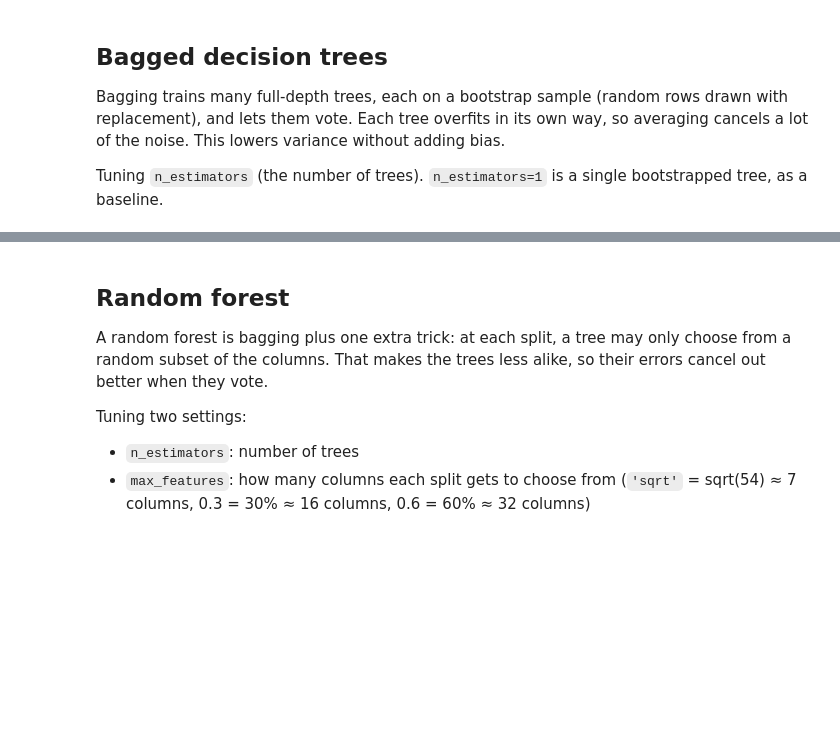
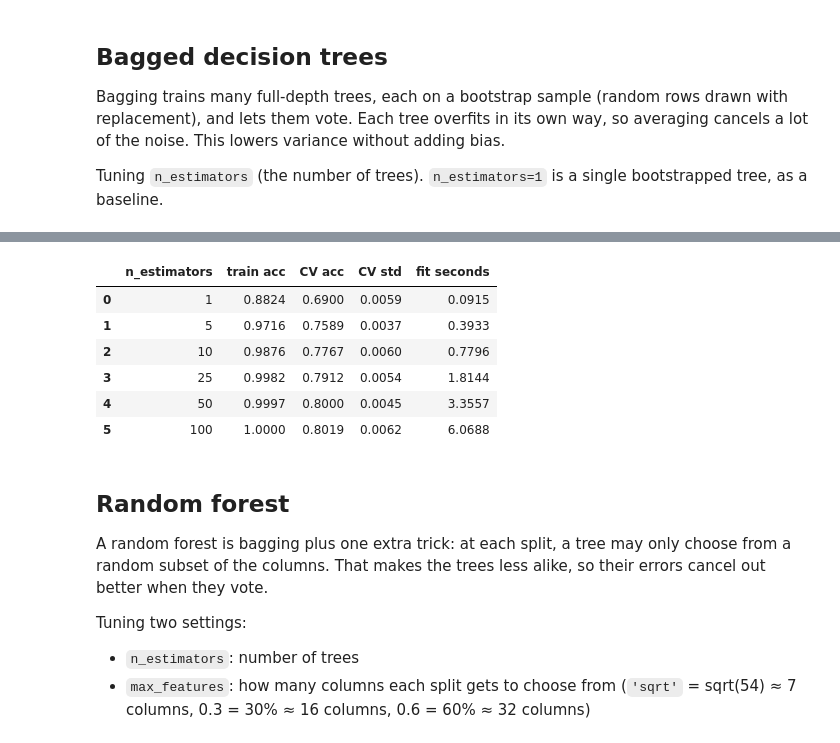
Before and after one commit to d-man7562/cos475-advancedmachinelearning, a Jupyter notebook: week06/week06_rev2.ipynb, the cells around one changed output, grey strips where cells are left out. Drawn from its saved outputs; the diff is of its cells as text; code cells hidden in the pictures; blank space fills up the shorter version.

```diff
--- a/week06/week06_rev2.ipynb
+++ b/week06/week06_rev2.ipynb
@@ -504,10 +536,11 @@ Tuning `n_estimators` (the number of trees). `n_estimators=1` is a single bootst
 # %%
 bag_search = GridSearchCV(
     BaggingClassifier(DecisionTreeClassifier(), random_state=42),
-    param_grid={'n_estimators': [1, 10, 25, 50, 100]},
+    param_grid={'n_estimators': [1, 5, 10, 25, 50, 100]},
     cv=cv, return_train_score=True, n_jobs=-1)
 
 start = time.time()
 bag_search.fit(X_train_small, y_train_small)
 print(f"search took {time.time() - start:.1f} s")
 show_search(bag_search, "Bagged trees")
+# %% [output]
@@ -514,3 +549,10 @@ show_search(bag_search, "Bagged trees")
+|  | n_estimators | train acc | CV acc | CV std | fit seconds |
+| 0 | 1 | 0.8824 | 0.6900 | 0.0059 | 0.0915 |
+| 1 | 5 | 0.9716 | 0.7589 | 0.0037 | 0.3933 |
+| 2 | 10 | 0.9876 | 0.7767 | 0.0060 | 0.7796 |
+| 3 | 25 | 0.9982 | 0.7912 | 0.0054 | 1.8144 |
+| 4 | 50 | 0.9997 | 0.8000 | 0.0045 | 3.3557 |
+| 5 | 100 | 1.0000 | 0.8019 | 0.0062 | 6.0688 |
 # %% [markdown]
 ## Random forest
 A random forest is bagging plus one extra trick: at each split, a tree may only choose from a random subset of the columns. That makes the trees less alike, so their errors cancel out better when they vote.
```
Also changed, not shown: parts of 9 cells of this notebook.
